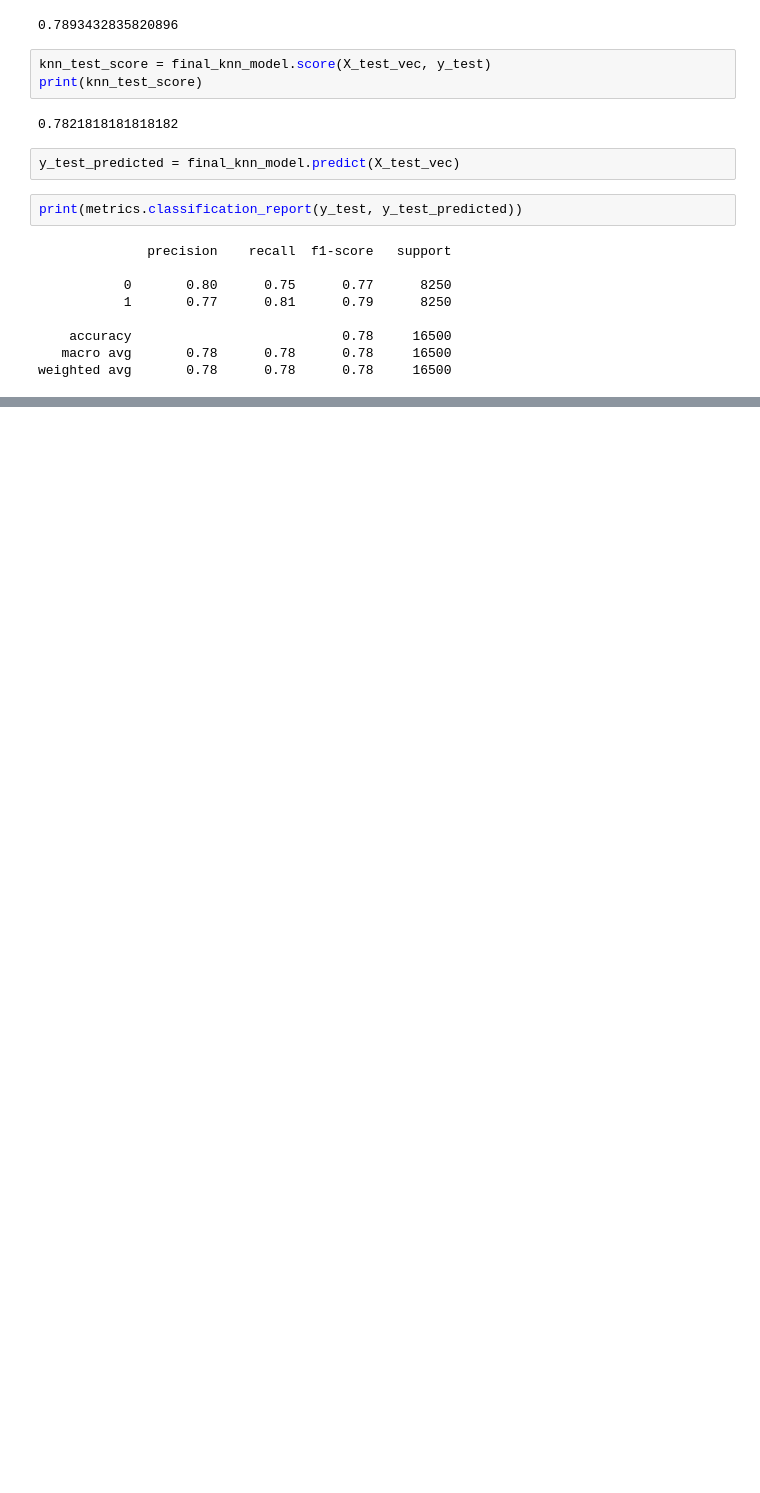
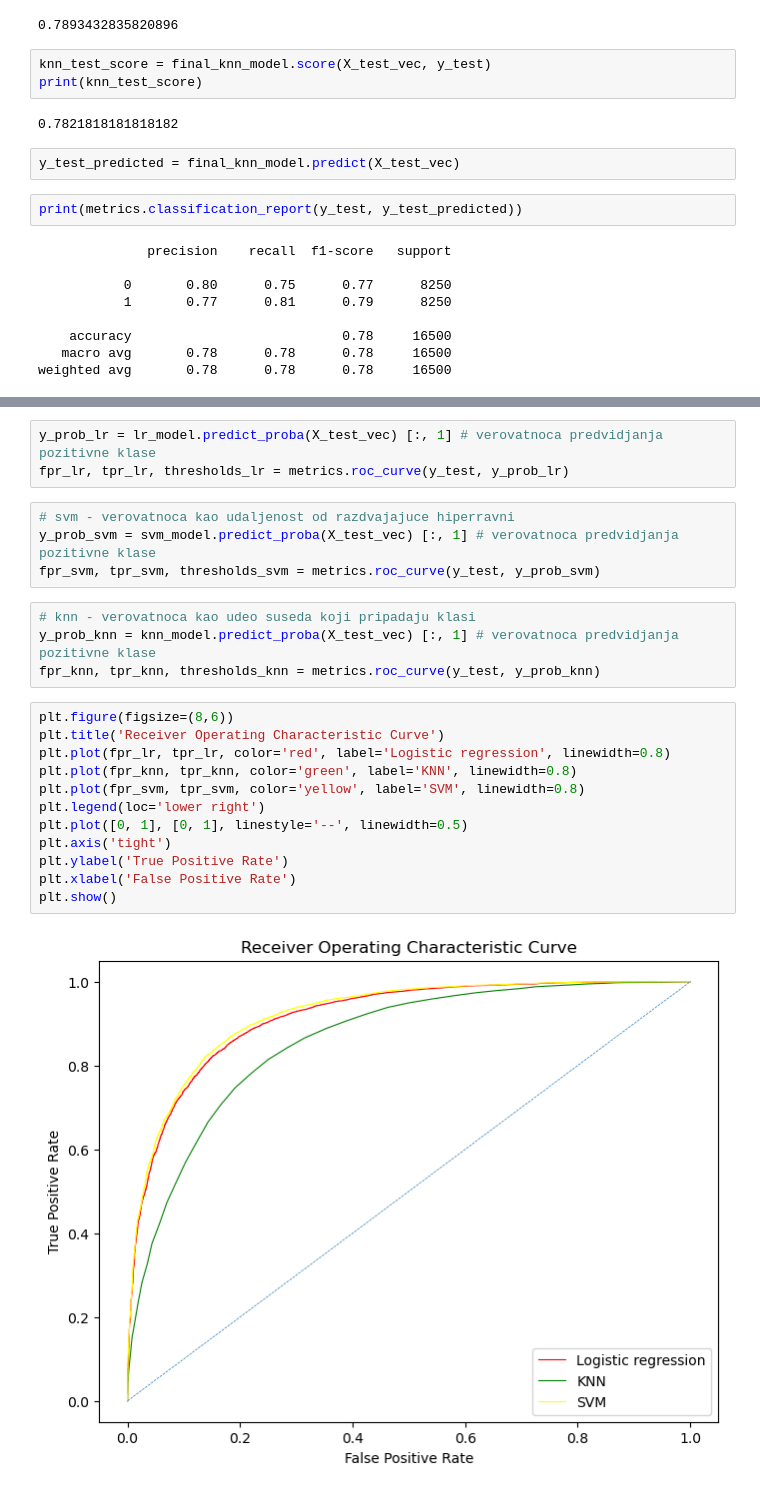
Before and after one commit to PavleSavic/ML_project2023, a Jupyter notebook: 02_Vektorizacija_Modeli.ipynb, the cells around one changed output, grey strips where cells are left out. Drawn from its saved outputs; the diff is of its cells as text; blank space fills up the shorter version.

```diff
--- a/02_Vektorizacija_Modeli.ipynb
+++ b/02_Vektorizacija_Modeli.ipynb
@@ -557,0 +612,25 @@ plt.show()
+# %%
+y_prob_lr = lr_model.predict_proba(X_test_vec) [:, 1] # verovatnoca predvidjanja pozitivne klase
+fpr_lr, tpr_lr, thresholds_lr = metrics.roc_curve(y_test, y_prob_lr)
+# %%
+# svm - verovatnoca kao udaljenost od razdvajajuce hiperravni
+y_prob_svm = svm_model.predict_proba(X_test_vec) [:, 1] # verovatnoca predvidjanja pozitivne klase
+fpr_svm, tpr_svm, thresholds_svm = metrics.roc_curve(y_test, y_prob_svm)
+# %%
+# knn - verovatnoca kao udeo suseda koji pripadaju klasi
+y_prob_knn = knn_model.predict_proba(X_test_vec) [:, 1] # verovatnoca predvidjanja pozitivne klase
+fpr_knn, tpr_knn, thresholds_knn = metrics.roc_curve(y_test, y_prob_knn)
+# %%
+plt.figure(figsize=(8,6))
+plt.title('Receiver Operating Characteristic Curve')
+plt.plot(fpr_lr, tpr_lr, color='red', label='Logistic regression', linewidth=0.8)
+plt.plot(fpr_knn, tpr_knn, color='green', label='KNN', linewidth=0.8)
+plt.plot(fpr_svm, tpr_svm, color='yellow', label='SVM', linewidth=0.8)
+plt.legend(loc='lower right')
+plt.plot([0, 1], [0, 1], linestyle='--', linewidth=0.5)
+plt.axis('tight')
+plt.ylabel('True Positive Rate')
+plt.xlabel('False Positive Rate')
+plt.show()
+# %% [output]
+[figure, added]
```
Also changed, not shown: parts of 25 cells of this notebook, 5 other files.
